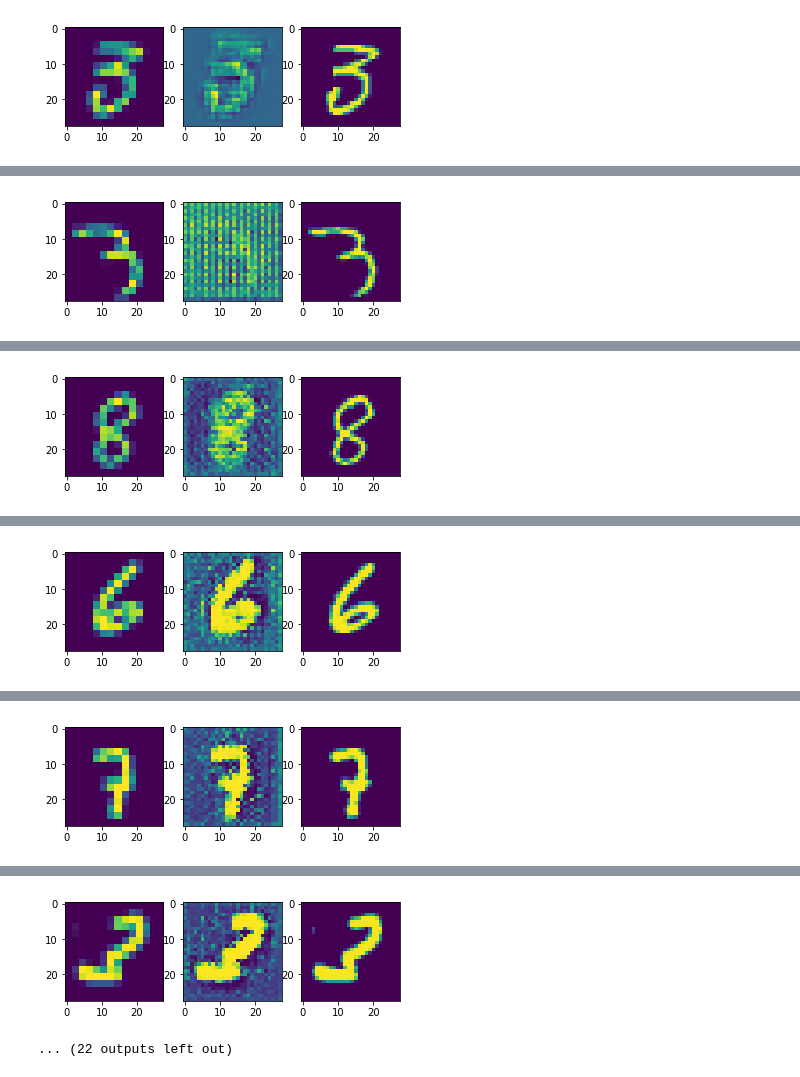
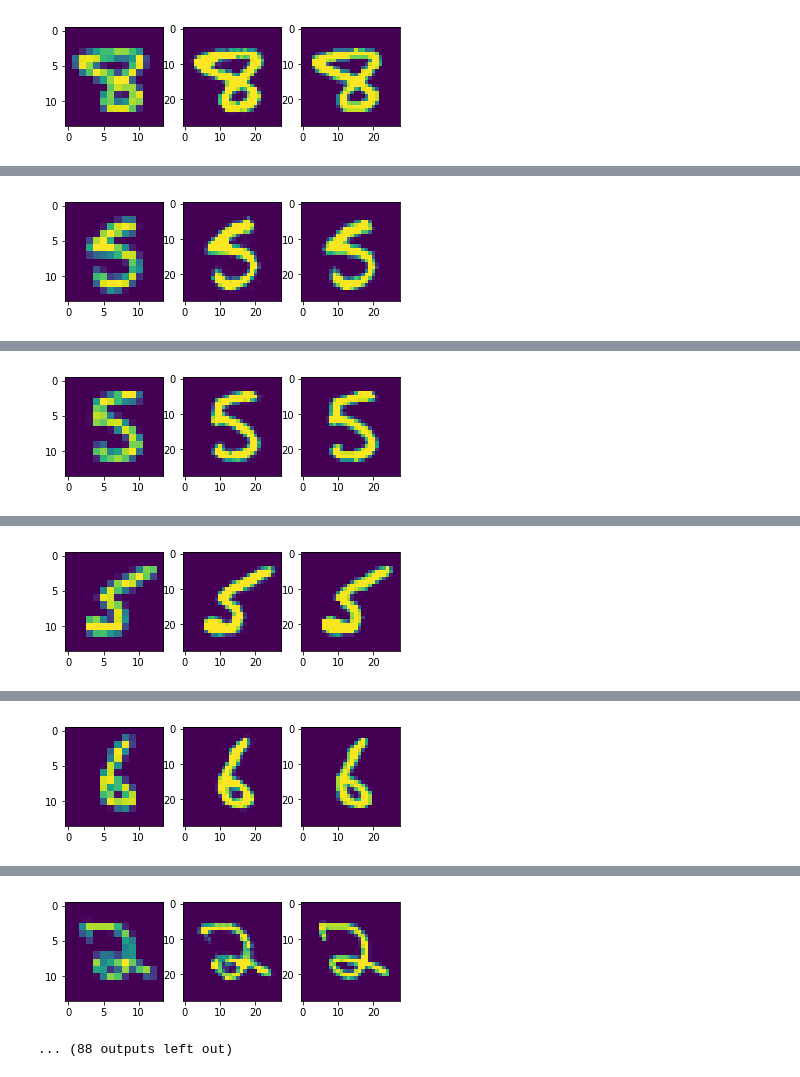
Before and after one commit to gibsonbailey/Super-Resolution-GAN, a Jupyter notebook: GAN for MNIST 14x14 to 28x28.ipynb, the cells around one changed output, grey strips where cells are left out. Cells and saved outputs as stored; diff of their text form; code cells hidden in the pictures.

Commit message:
Included upsizing in generator, added in a way for the discriminator to compare between original and generated image

```diff
--- a/GAN for MNIST 14x14 to 28x28.ipynb
+++ b/GAN for MNIST 14x14 to 28x28.ipynb
@@ -199,7 +198,7 @@ def reduce_resolution(ims):
 
     MK = M // K
     NL = N // L
-    return ims.reshape(-1, MK, K, NL, L).mean(axis=(2, 4)).repeat(2, axis = 1).repeat(2, axis = 2).reshape(O, M, N, P)
+    return ims.reshape(-1, MK, K, NL, L).mean(axis=(2, 4)).reshape(O, MK, NL, P)
 def upsize(ims):
     return ims.repeat(2, axis = 1).repeat(2, axis = 2)
 for epoch in range(epochs):
@@ -211,38 +210,39 @@ for epoch in range(epochs):
     # Select a random half batch of images
     idx = np.random.randint(0, X_train.shape[0], half_batch)
     imgs = X_train[idx]
+    noise = reduce_resolution(imgs)
 
     idx1 = np.random.randint(0, X_train.shape[0], half_batch)
     imgs1 = X_train[idx1]
-    noise = reduce_resolution(imgs1)
+    noise1 = reduce_resolution(imgs1)
 
     # Generate a half batch of new images
-    gen_imgs = generator.predict(noise)
+    gen_imgs = generator.predict(noise1)
     # Train the discriminator
 
-    d_loss_real = discriminator.train_on_batch(imgs, np.ones((half_batch, 1)))
-    d_loss_fake = discriminator.train_on_batch(gen_imgs, np.zeros((half_batch, 1)))
+    d_loss_real = discriminator.train_on_batch([noise, imgs], np.ones((half_batch, 1)))
+    d_loss_fake = discriminator.train_on_batch([noise1, gen_imgs], np.zeros((half_batch, 1)))
     d_loss = 0.5 * np.add(d_loss_real, d_loss_fake)
 
     # ---------------------
     #  Train Generator
     # ---------------------
 
-    idx1 = np.random.randint(0, X_train.shape[0], batch_size)
-    noise1 = reduce_resolution(X_train[idx1])
+    idx2 = np.random.randint(0, X_train.shape[0], batch_size)
+    noise2 = reduce_resolution(X_train[idx2])
 
     # The generator wants the discriminator to label the generated samples
     # as valid (ones)
     valid_y = np.array([1] * batch_size)
 
     # Train the generator
-    g_loss = combined.train_on_batch(noise1, [valid_y, X_train[idx1]])
+    g_loss = combined.train_on_batch(noise2, [valid_y, X_train[idx2]])
 
     if epoch % 10 == 0:
         # Plot the progress
         print ("%d [D loss: %f, acc.: %.2f%%] [G loss: %f]" % (epoch, d_loss[0], 100*d_loss[1], g_loss[0]))
         fig, ax = plt.subplots(1, 3)
-        ax[0].imshow(np.reshape(noise[0], (28, 28)))
+        ax[0].imshow(np.reshape(noise1[0], (14, 14)))
         ax[1].imshow(np.reshape(gen_imgs[0], (28, 28)))
         ax[2].imshow(np.reshape(imgs1[0], (28, 28)))
         plt.show()
@@ -251 +251 @@ for epoch in range(epochs):
-[figure, old version]
+[figure, new version]
@@ -253 +253 @@ for epoch in range(epochs):
-[figure, old version]
+[figure, new version]
@@ -255 +255 @@ for epoch in range(epochs):
-[figure, old version]
+[figure, new version]
@@ -257 +257 @@ for epoch in range(epochs):
-[figure, old version]
+[figure, new version]
@@ -259 +259 @@ for epoch in range(epochs):
-[figure, old version]
+[figure, new version]
@@ -261,2 +261,2 @@ for epoch in range(epochs):
-[figure, old version]
+[figure, new version]
-... (22 outputs left out)
+... (88 outputs left out)
```
Also changed, not shown: parts of 5 cells of this notebook, 3 other files.
